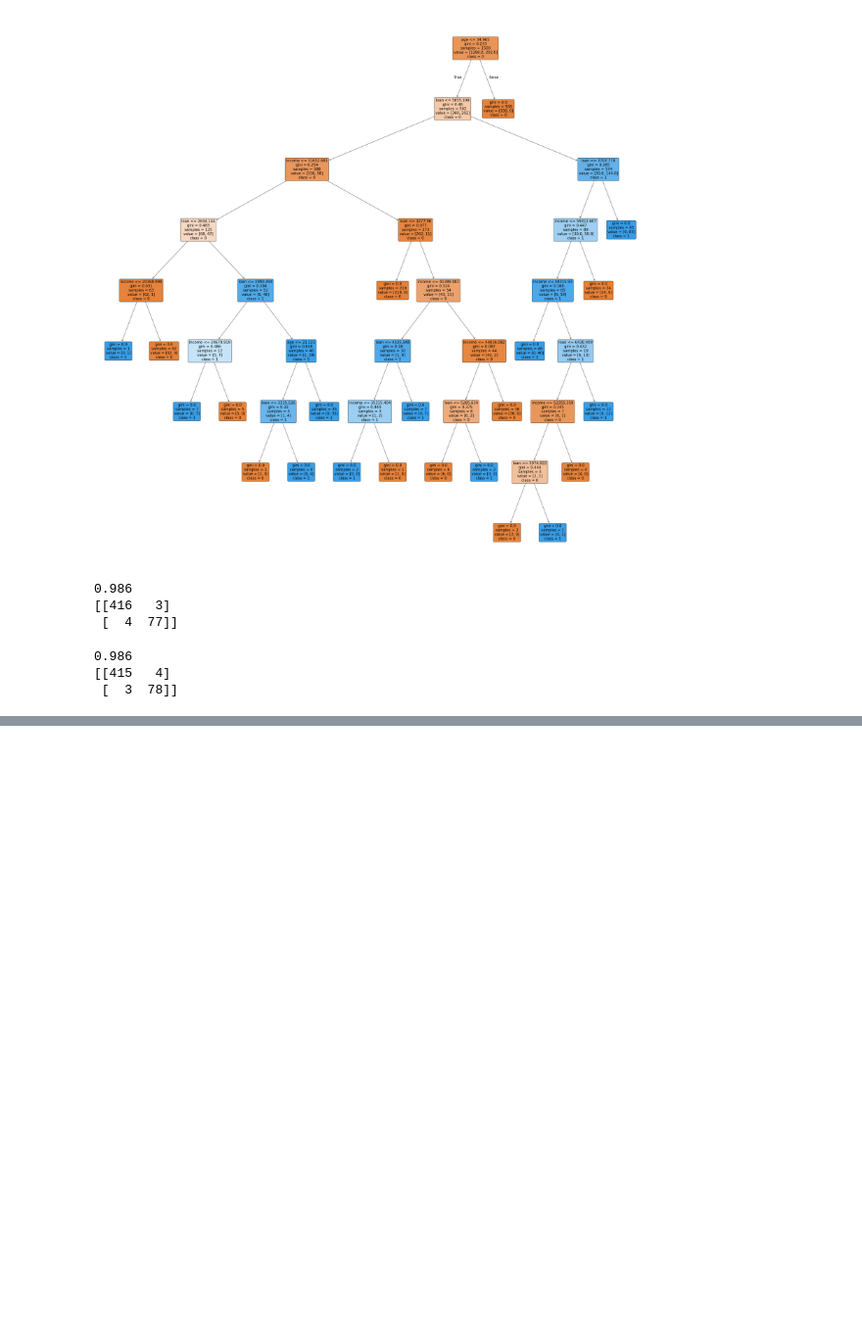
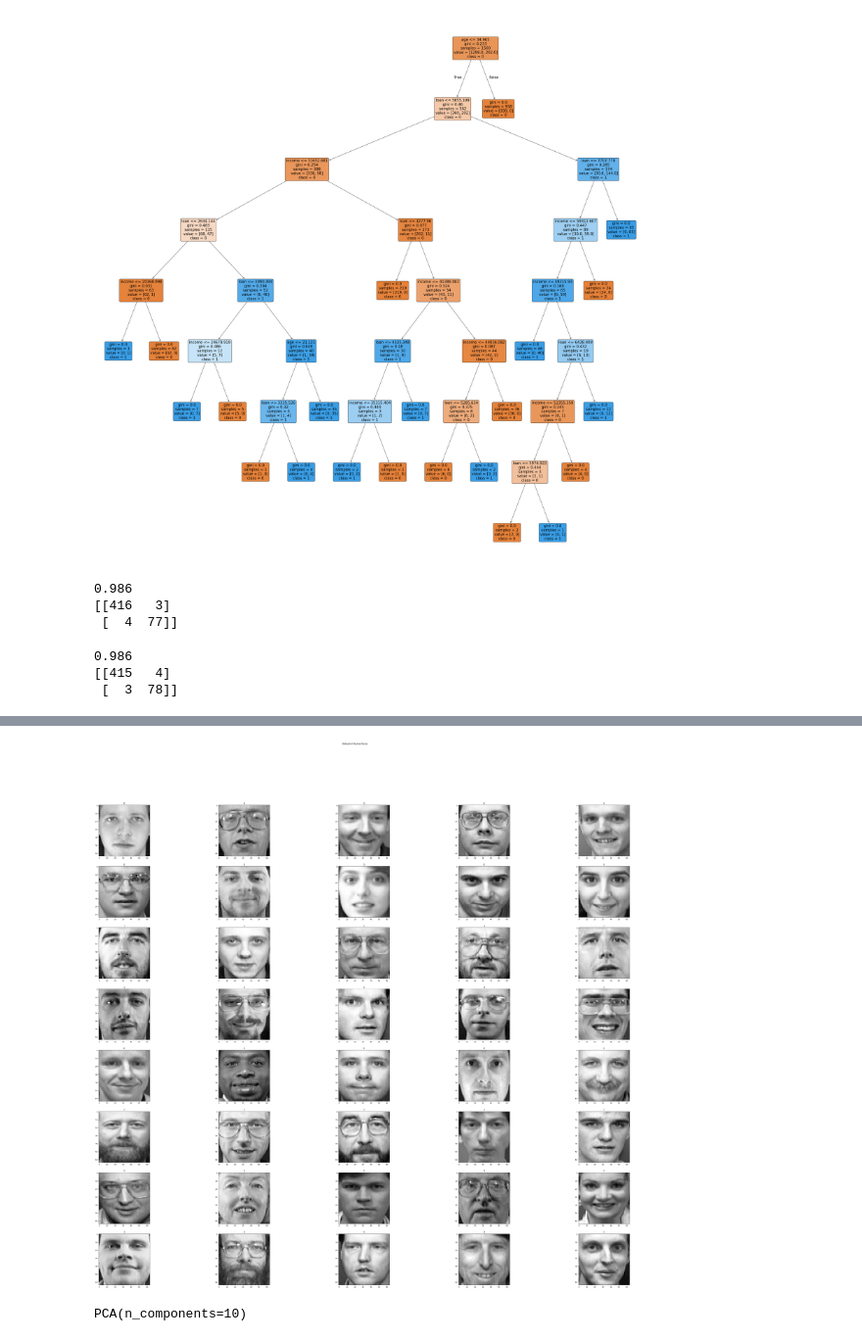
Before and after one commit to shri-ram07/MachineLearning, a Jupyter notebook: Full_Machine_learning.ipynb, the cells around one changed output, grey strips where cells are left out. Shown at 98% size. Cells and saved outputs as stored; diff of their text form; code cells hidden in the pictures; blank space fills up the shorter version.

```diff
--- a/Full_Machine_learning.ipynb
+++ b/Full_Machine_learning.ipynb
@@ -325,0 +593,20 @@ print(confusion_matrix(test_y,model.predict(test_x)))
+# %%
+faces = datasets.fetch_olivetti_faces()
+data = faces.data
+target = faces.target
+# %%
+_, sub_ = plt.subplots(nrows=8,ncols=5,figsize=(60,50))
+sub_ = sub_.flatten()
+for i in target:
+  ind = i*10
+  sub_[i].imshow(data[ind].reshape(64,64),cmap='gray')
+  sub_[i].set_title(target[i])
+plt.suptitle("Dataset of Human Faces")
+plt.show()
+# %% [output]
+[figure, added]
+# %%
+Pca = PCA(n_components=10)
+Pca.fit(data)
+# %% [output]
+PCA(n_components=10)
```
Also changed, not shown: parts of 37 cells of this notebook, 1 other file.
